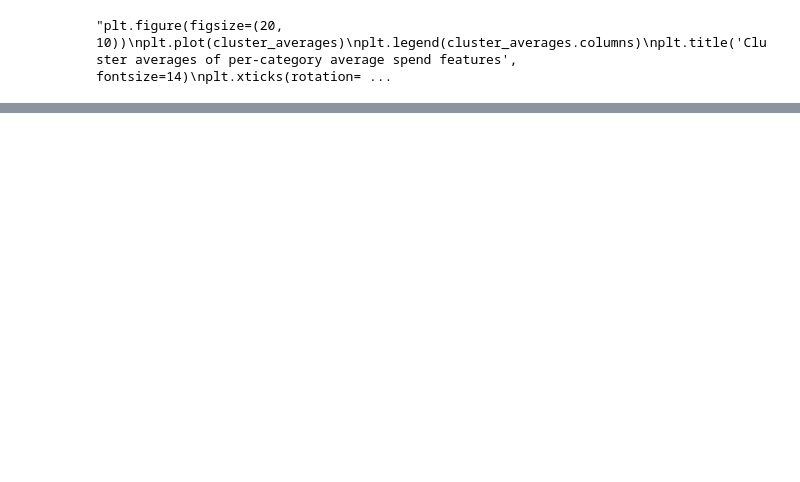
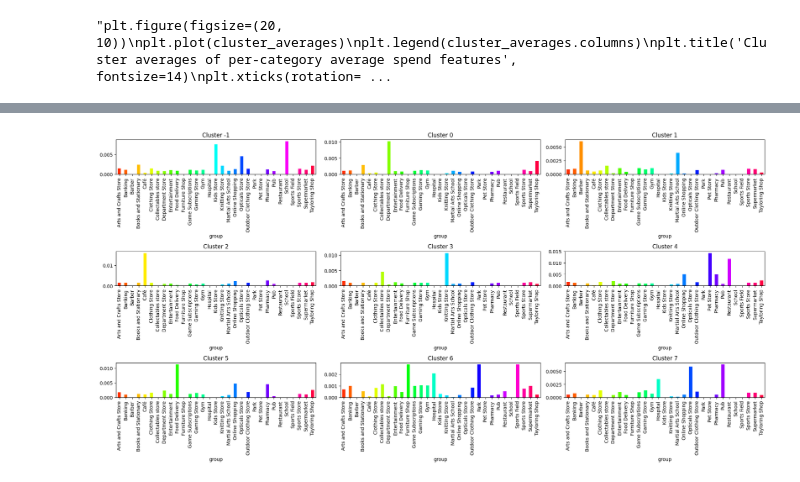
Before and after one commit to UoB-DSMP-2023-24/dsmp-2024-group-38, a Jupyter notebook: UMAP_HDBSCAN_clustering_dataset2.ipynb, the cells around one changed output, grey strips where cells are left out. Saved outputs shown, nothing was run; the diff lists cells and outputs as text; code cells hidden in the pictures; blank space fills up the shorter version.

```diff
--- a/UMAP_HDBSCAN_clustering_dataset2.ipynb
+++ b/UMAP_HDBSCAN_clustering_dataset2.ipynb
@@ -280,0 +318,25 @@ plt.show()
+# %%
+cluster_analysis = bank_pivot_norm.copy()
+
+cluster_analysis['cluster'] = hdb_clusters
+
+# get mean values for each cluster
+cluster_averages = cluster_analysis.groupby('cluster').mean()
+cluster_averages = cluster_averages.T
+
+
+# bar plot of cluster averages subplots for each cluster - 6 clusters
+fig, axs = plt.subplots(3, 3, figsize=(20, 10))
+
+for i in range(cluster_averages.shape[1]):  # Change this line  # Change this line
+    ax = axs[i//3, i%3]
+    # Generate a color palette for each bar in the subplot
+    colors = sns.color_palette('hsv', len(cluster_averages.iloc[:, i]))
+    cluster_averages.iloc[:, i].plot(kind='bar', ax=ax, color = colors)
+    ax.set_title(f'Cluster {i-1}')
+    ax.set_xticklabels(ax.get_xticklabels(), rotation=90)
+
+plt.tight_layout()
+plt.show()
+# %% [output]
+[figure, added]
```
Also changed, not shown: parts of 16 cells of this notebook.
